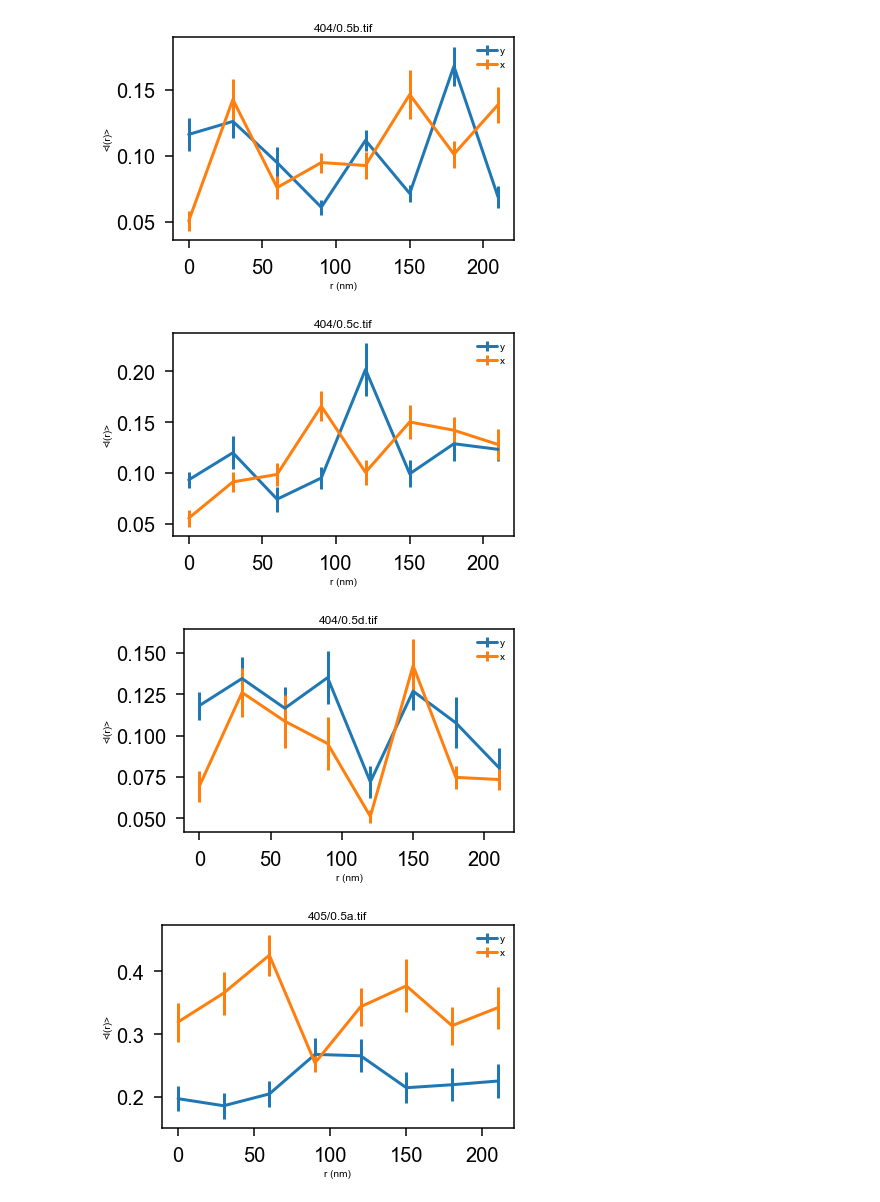
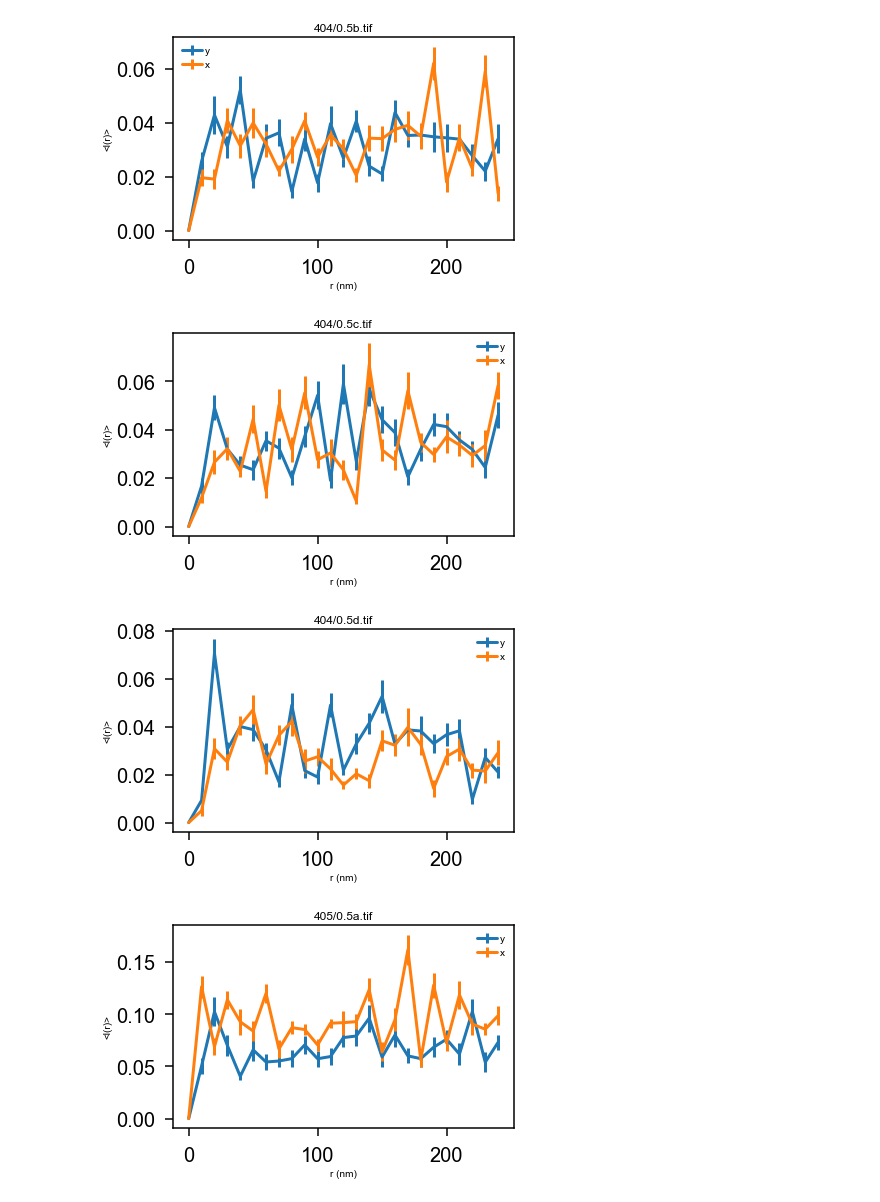
Before and after one commit to cmelab/QD-Paper-RDF, a Jupyter notebook: x_vs_y.ipynb, the cells around one changed output. Drawn from its saved outputs; the diff is of its cells as text; code cells hidden in the pictures.

```diff
--- a/x_vs_y.ipynb
+++ b/x_vs_y.ipynb
@@ -72,8 +72,8 @@ def plot_ldf(dots, L, dr=0.01, axis = 1,sw=0.05):
     std = stats.sem(tot,axis=0,ddof=1)
     return bins[:halfrange], ldf[:halfrange], std[:halfrange]
 # %%
-sw = 0.005
-dr = 0.03
+sw = 0.01
+dr = 0.01
 L=.5
 files = ["404/0.5a.tif","404/0.5b.tif","404/0.5c.tif","404/0.5d.tif","405/0.5a.tif","405/0.5b.tif","405/0.5c.tif","405/0.5d.tif","404/0.5a.tif","406/0.5b.tif","406/0.5c.tif","406/0.5d.tif"]
 params = [(5,10),(5,15),(5,15),(5,15),(5,10),(5,15),(5,15),(5,15),(5,10),(5,15),(5,15),(5,15)]
@@ -97,4 +97,4 @@ for f,p in zip(files,params):
-[figure, old version]
+[figure, new version]
-[figure, old version]
+[figure, new version]
-[figure, old version]
+[figure, new version]
-[figure, old version]
+[figure, new version]
```
Also changed, not shown: parts of 2 cells of this notebook.
